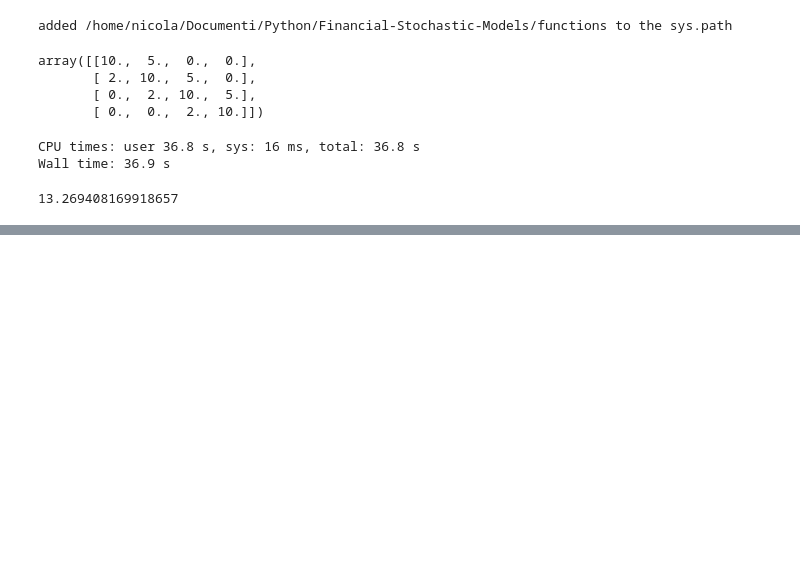
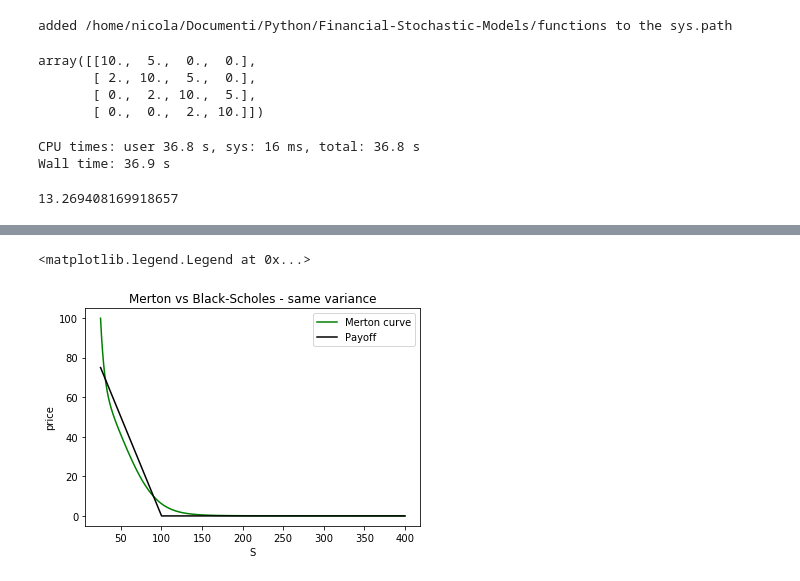
Before and after one commit to cantaro86/Financial-Models-Numerical-Methods, a Jupyter notebook: ZZ_tests.ipynb, the cells around one changed output, grey strips where cells are left out. Saved outputs shown, nothing was run; the diff lists cells and outputs as text; code cells hidden in the pictures; blank space fills up the shorter version.

```diff
--- a/ZZ_tests.ipynb
+++ b/ZZ_tests.ipynb
@@ -101,0 +147,11 @@ print(oPrice)
+# %%
+#plt.plot(BS.S_vec, BS.price_vec, color='red',label="BS curve")
+plt.plot(Merton.S_vec, Merton.price_vec, color='green',label="Merton curve")
+plt.plot(Merton.S_vec, Merton.payoff_f(Merton.S_vec), color='black',label="Payoff")
+#plt.axis([5, 35, 0, 25])
+plt.xlabel("S"); plt.ylabel("price"); plt.title("Merton vs Black-Scholes - same variance")
+plt.legend()
+#plt.savefig("Mert-BS_same_var.png")
+# %% [output]
+<matplotlib.legend.Legend at 0x...>
+[figure, added]
```
Also changed, not shown: parts of 10 cells of this notebook, 22 other files.
